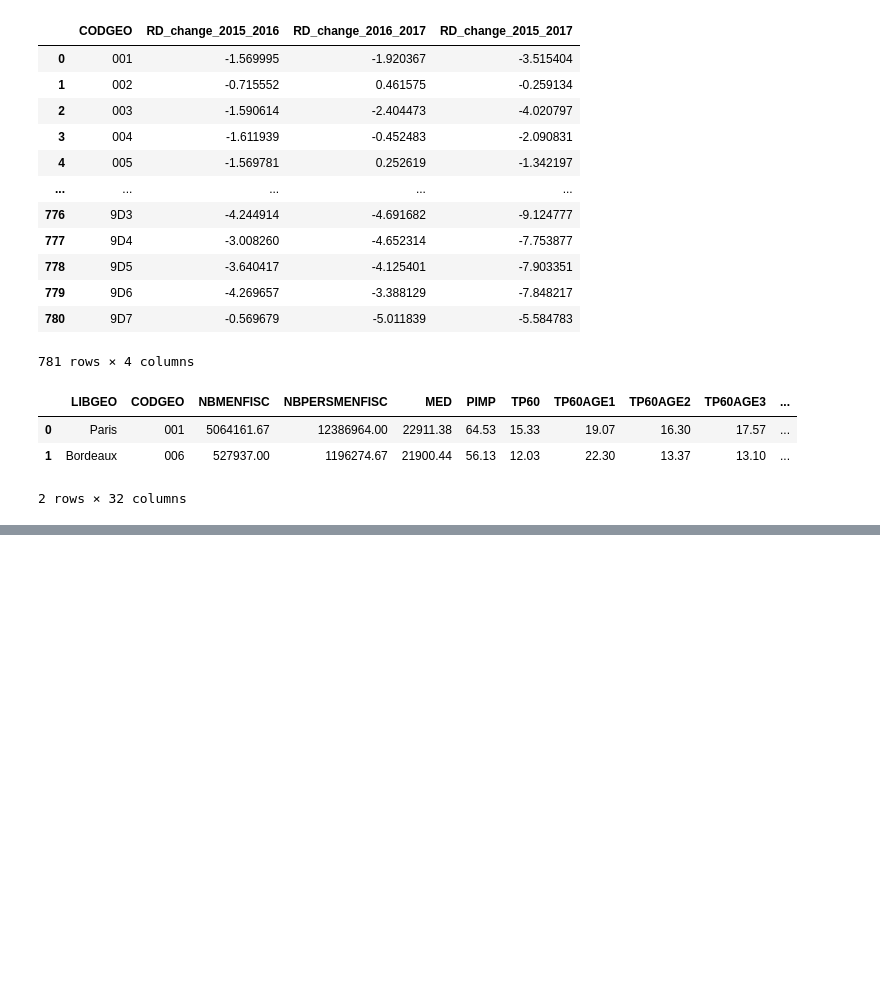
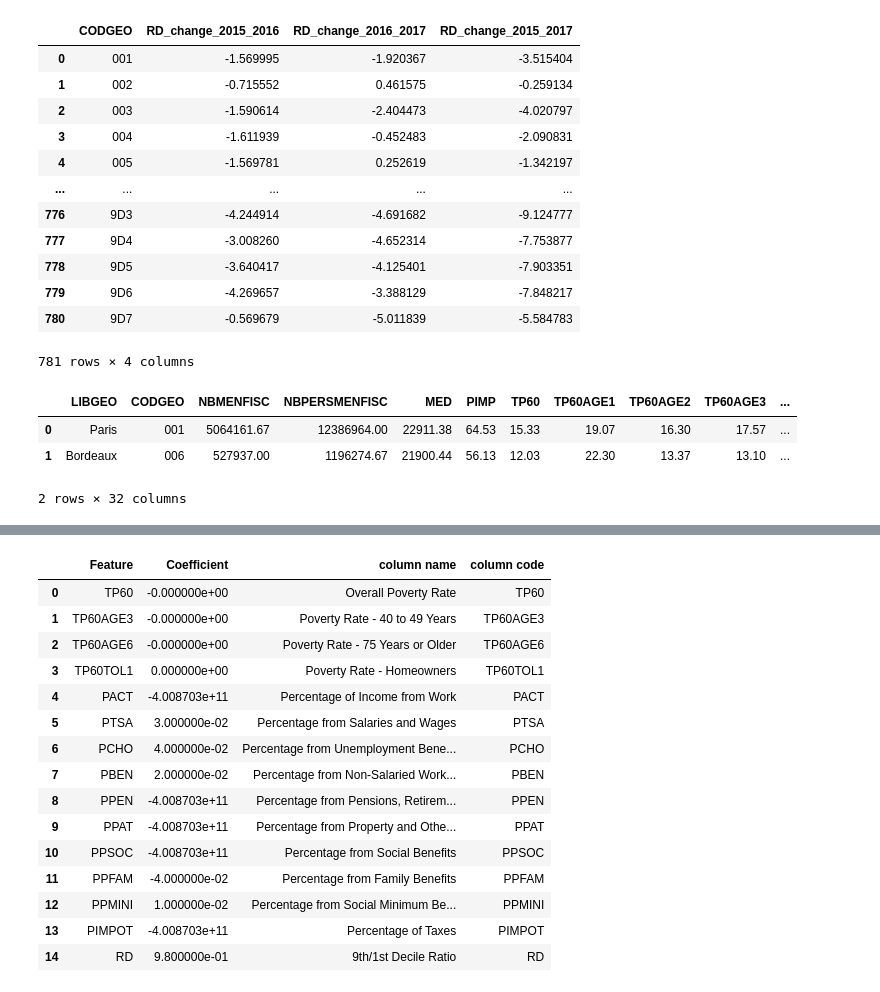
Before and after one commit to Alialtinel/aalto_summer24_project, a Jupyter notebook: notebooks/time_series_analysis.ipynb, the cells around one changed output, grey strips where cells are left out. Drawn from its saved outputs; the diff is of its cells as text; code cells hidden in the pictures; blank space fills up the shorter version.

```diff
--- a/notebooks/time_series_analysis.ipynb
+++ b/notebooks/time_series_analysis.ipynb
@@ -182,0 +222,4 @@ fig_new.show()
+# %%
+X = df_merged[features]
+y = df_merged[target]
+X = X.fillna(X.mean())
@@ -182,0 +284,32 @@ fig_new.show()
+# %%
+dir = '/content/aalto_summer24_project/data/french_poverty_urban_areas_column_mapping.xlsx'
+df_mapping = pd.read_excel(dir)
+
+# Get the coefficients
+coefficients = pd.DataFrame({
+    'Feature': selected_features,
+    'Coefficient': model.coef_
+})
+
+
+merged_df = pd.merge(coefficients, df_mapping, left_on='Feature', right_on='column code', how='left')
+
+merged_df['Coefficient'] = merged_df['Coefficient'].round(2)
+merged_df
+# %% [output]
+|  | Feature | Coefficient | column name | column code |
+| 0 | TP60 | -0.000000e+00 | Overall Poverty Rate | TP60 |
+| 1 | TP60AGE3 | -0.000000e+00 | Poverty Rate - 40 to 49 Years | TP60AGE3 |
+| 2 | TP60AGE6 | -0.000000e+00 | Poverty Rate - 75 Years or Older | TP60AGE6 |
+| 3 | TP60TOL1 | 0.000000e+00 | Poverty Rate - Homeowners | TP60TOL1 |
+| 4 | PACT | -4.008703e+11 | Percentage of Income from Work | PACT |
+| 5 | PTSA | 3.000000e-02 | Percentage from Salaries and Wages | PTSA |
+| 6 | PCHO | 4.000000e-02 | Percentage from Unemployment Bene... | PCHO |
+| 7 | PBEN | 2.000000e-02 | Percentage from Non-Salaried Work... | PBEN |
+| 8 | PPEN | -4.008703e+11 | Percentage from Pensions, Retirem... | PPEN |
+| 9 | PPAT | -4.008703e+11 | Percentage from Property and Othe... | PPAT |
+| 10 | PPSOC | -4.008703e+11 | Percentage from Social Benefits | PPSOC |
+| 11 | PPFAM | -4.000000e-02 | Percentage from Family Benefits | PPFAM |
+| 12 | PPMINI | 1.000000e-02 | Percentage from Social Minimum Be... | PPMINI |
+| 13 | PIMPOT | -4.008703e+11 | Percentage of Taxes | PIMPOT |
+| 14 | RD | 9.800000e-01 | 9th/1st Decile Ratio | RD |
```
Also changed, not shown: parts of 16 cells of this notebook.
